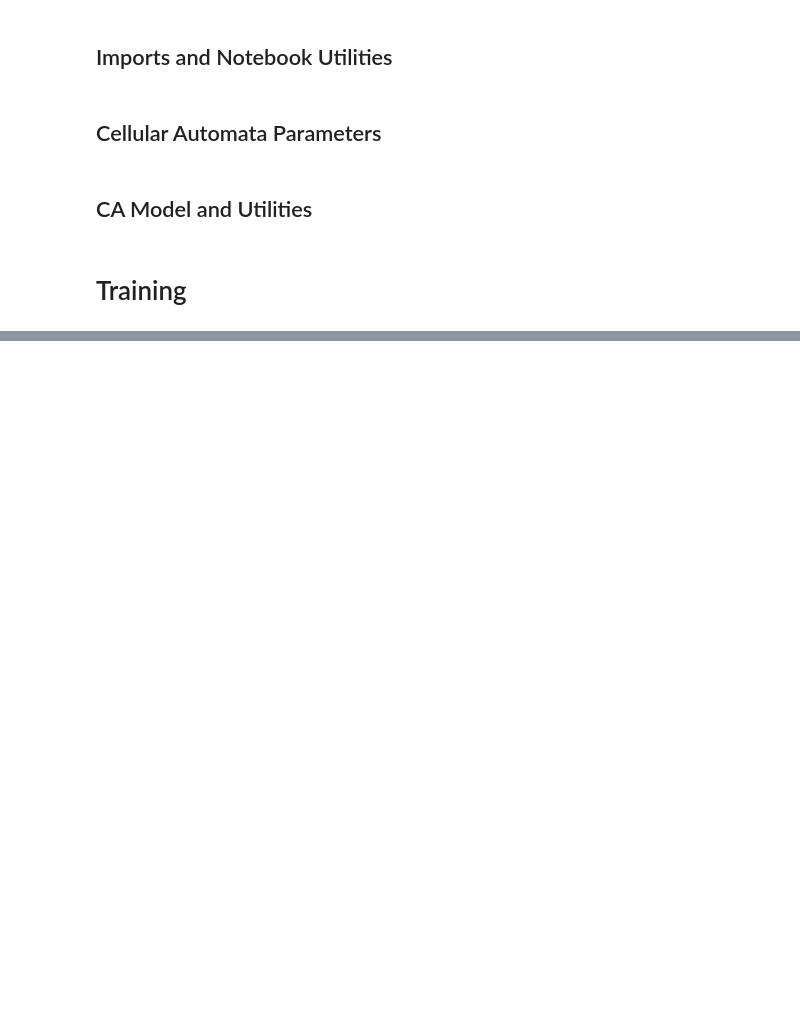
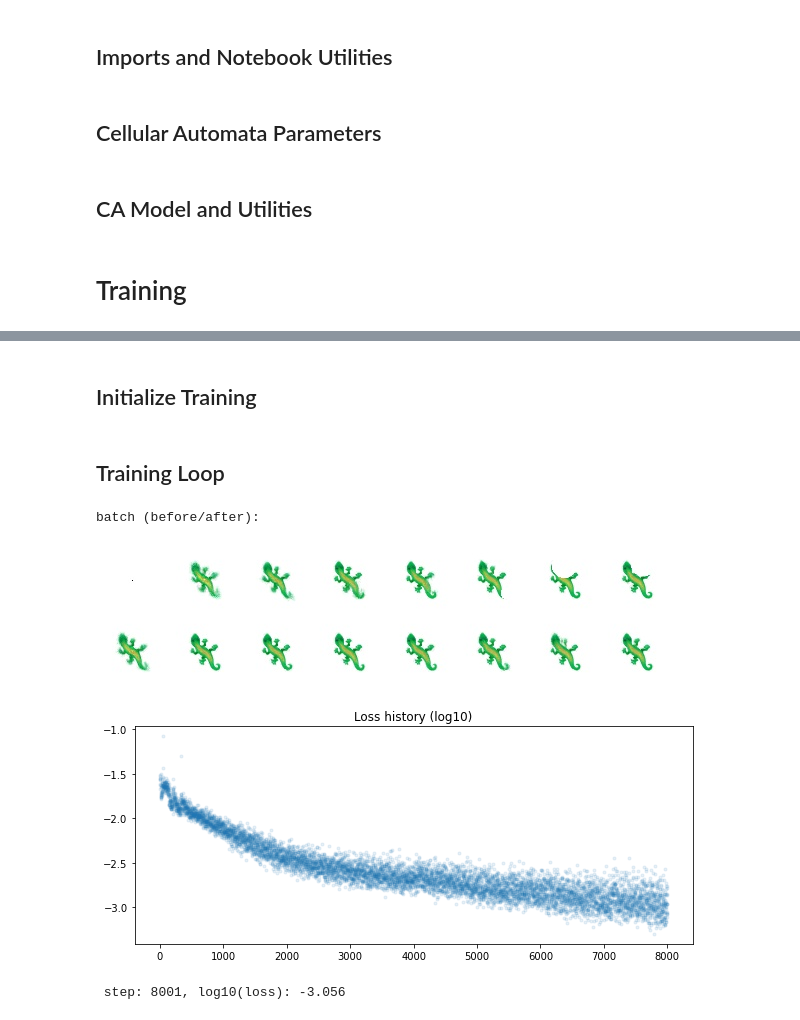
Before and after one commit to maxencefaldor/genotype-nca, a Jupyter notebook: notebooks/Growing_Neural_Cellular_Automata_jax.ipynb, the cells around one changed output, grey strips where cells are left out. Saved outputs shown, nothing was run; the diff lists cells and outputs as text; code cells hidden in the pictures; blank space fills up the shorter version.

```diff
--- a/notebooks/Growing_Neural_Cellular_Automata_jax.ipynb
+++ b/notebooks/Growing_Neural_Cellular_Automata_jax.ipynb
@@ -390,19 +291,0 @@ for i in range(8000+1):
-# %%
-#@title Training Progress (Checkpoints)
-
-models = []
-for i in [100, 500, 1000, 4000]:
-  ca = CAModel()
-  ca.load_weights('train_log/%04d'%i)
-  models.append(ca)
-
-out_fn = 'train_steps_damage_%d.mp4'%DAMAGE_N
-x = np.zeros([len(models), 72, 72, CHANNEL_N], np.float32)
-x[..., 36, 36, 3:] = 1.0
-with VideoWriter(out_fn) as vid:
-  for i in tqdm.trange(500):
-    vis = np.hstack(to_rgb(x))
-    vid.add(zoom(vis, 2))
-    for ca, xk in zip(models, x):
-      xk[:] = ca(xk[None,...])[0]
-mvp.ipython_display(out_fn)
@@ -827,0 +292,2 @@ with zipfile.ZipFile('webgl_models8.zip', 'w') as zf:
+# %% [markdown]
+## Initialize Training
@@ -827,0 +336,59 @@ with zipfile.ZipFile('webgl_models8.zip', 'w') as zf:
+# %% [markdown]
+## Training Loop
+# %%
+@jax.jit
+def scan_apply(carry, random_key):
+	params, batch = carry
+	batch_ = train_state.apply_fn(params, random_key, batch)
+	return (params, batch_), ()
+
+@partial(jax.jit, static_argnames=("iter_n",))
+def train_step(state, random_key, batch, iter_n):
+	def loss_fn(params):
+		random_keys = jax.random.split(random_key, iter_n)
+		(params, predictions), _ = jax.lax.scan(scan_apply, (params, batch), random_keys, length=iter_n)
+		return loss_f(predictions).mean(), predictions
+
+	(loss, predictions), grads = jax.value_and_grad(loss_fn, has_aux=True)(state.params)
+	state = state.apply_gradients(grads=grads)
+
+	return state, loss, predictions
+
+for i in range(8000+1):
+	random_key, random_subkey_1, random_subkey_2, random_subkey_3, random_subkey_4 = jax.random.split(random_key, 5)
+
+	if USE_PATTERN_POOL:
+		idx, batch = pool.sample(random_subkey_1, BATCH_SIZE)
+		loss_rank = jnp.flip(jnp.argsort(loss_f(batch)))
+		idx = jnp.take(idx, loss_rank, axis=0)
+		batch = jnp.take(batch, loss_rank, axis=0)
+		batch = batch.at[0].set(seed[0])
+		if DAMAGE_N:
+			damage = 1.0-make_circle_masks(random_subkey_2, DAMAGE_N, h, w)[..., None]
+			batch = batch.at[-DAMAGE_N:].set(batch[-DAMAGE_N:] * damage)
+	else:
+		batch = np.repeat(seed, BATCH_SIZE, 0)
+
+	iter_n = jax.random.randint(random_subkey_3, shape=(), minval=64, maxval=96)
+	train_state, loss, batch_ = train_step(train_state, random_subkey_4, batch, int(iter_n))
+
+	if USE_PATTERN_POOL:
+		pool = pool.commit(idx, batch_)
+
+	step_i = len(loss_log)
+	loss_log.append(loss)
+
+	if step_i % 10 == 0:
+		generate_pool_figures(pool, step_i)
+	if step_i % 100 == 0:
+		clear_output()
+		visualize_batch(batch, batch_, step_i)
+		plot_loss(loss_log)
+		export_model(train_state.params)
+
+	print("\r step: %d, log10(loss): %.3f"%(len(loss_log), np.log10(loss)), end="")
+# %% [output]
+batch (before/after):
+[figure, added]
+[figure, added]
+ step: 8001, log10(loss): -3.056
```
Also changed, not shown: parts of 28 cells of this notebook.
